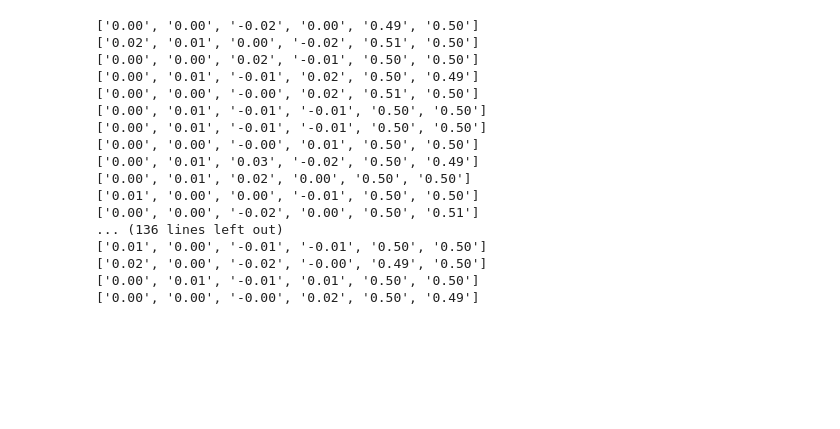
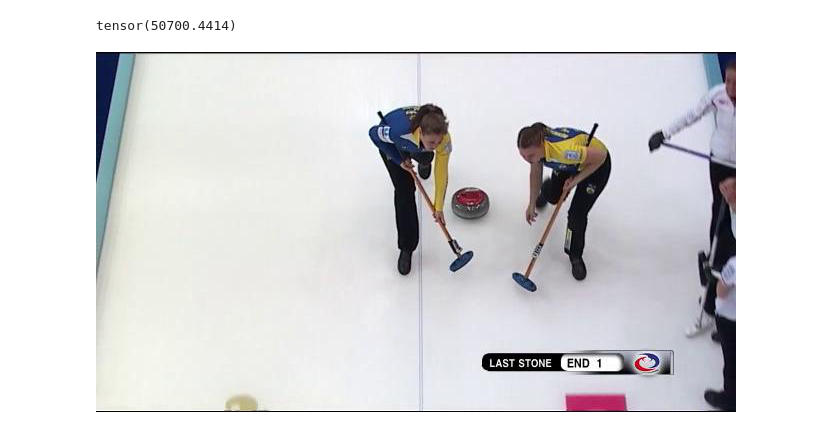
Before and after one commit to antduru/PoseDetection, a Jupyter notebook: raw_test.ipynb, the cells around one changed output. Drawn from its saved outputs; the diff is of its cells as text; code cells hidden in the pictures; blank space fills up the shorter version.

```diff
--- a/raw_test.ipynb
+++ b/raw_test.ipynb
@@ -42,28 +30,0 @@ output = run(json_list[index])
-# %%
-
-
-def custom_loss(image_object, joint_table, bbox_index):
-    return 0
-
-
-
-
-output = run(json_list[index], output)
-# %% [output]
-['0.00', '0.00', '-0.02', '0.00', '0.49', '0.50']
-['0.02', '0.01', '0.00', '-0.02', '0.51', '0.50']
-['0.00', '0.00', '0.02', '-0.01', '0.50', '0.50']
-['0.00', '0.01', '-0.01', '0.02', '0.50', '0.49']
-['0.00', '0.00', '-0.00', '0.02', '0.51', '0.50']
-['0.00', '0.01', '-0.01', '-0.01', '0.50', '0.50']
-['0.00', '0.01', '-0.01', '-0.01', '0.50', '0.50']
-['0.00', '0.00', '-0.00', '0.01', '0.50', '0.50']
-['0.00', '0.01', '0.03', '-0.02', '0.50', '0.49']
-['0.00', '0.01', '0.02', '0.00', '0.50', '0.50']
-['0.01', '0.00', '0.00', '-0.01', '0.50', '0.50']
-['0.00', '0.00', '-0.02', '0.00', '0.50', '0.51']
-... (136 lines left out)
-['0.01', '0.00', '-0.01', '-0.01', '0.50', '0.50']
-['0.02', '0.00', '-0.02', '-0.00', '0.49', '0.50']
-['0.00', '0.01', '-0.01', '0.01', '0.50', '0.50']
-['0.00', '0.00', '-0.00', '0.02', '0.50', '0.49']
@@ -69,0 +44,31 @@ output = run(json_list[index], output)
+# %%
+class MyCrossEntropyOperation():
+    def __call__(self, Yhat, Y):
+        return - Y * torch.log(Yhat) + (1 - Y) * torch.log(1 - Yhat)
+
+class CustomLoss():
+    def __init__(self):
+        self.cross = MyCrossEntropyOperation()
+        self.means = nn.MSELoss()
+
+    def __call__(self, output_table, truth_table):
+        output_table = output_table.reshape(-1, 6)
+        truth_table = truth_table.reshape(-1, 6)
+
+        true_mask = truth_table[:, 5]
+        out_mask = output_table[:, 5]
+
+        coordinates_error = self.means(output_table[:, :4], truth_table[:, :4])
+        visible_error = self.cross(output_table[:, 4], truth_table[:, 4])
+        mask_error = self.cross(out_mask, true_mask)
+
+        temp = mask_error + (coordinates_error + visible_error) * true_mask
+        return torch.sum(temp)
+
+
+my_loss = CustomLoss()
+
+
+my_loss(output_table, truth_table)
+# %% [output]
+tensor(50700.4414)
@@ -69,0 +78,4 @@ output = run(json_list[index], output)
+# %%
+Image.open(os.path.join(images_path, '015601864.jpg'))
+# %% [output]
+[figure, added]
```
Also changed, not shown: parts of 6 cells of this notebook, 6 other files.
